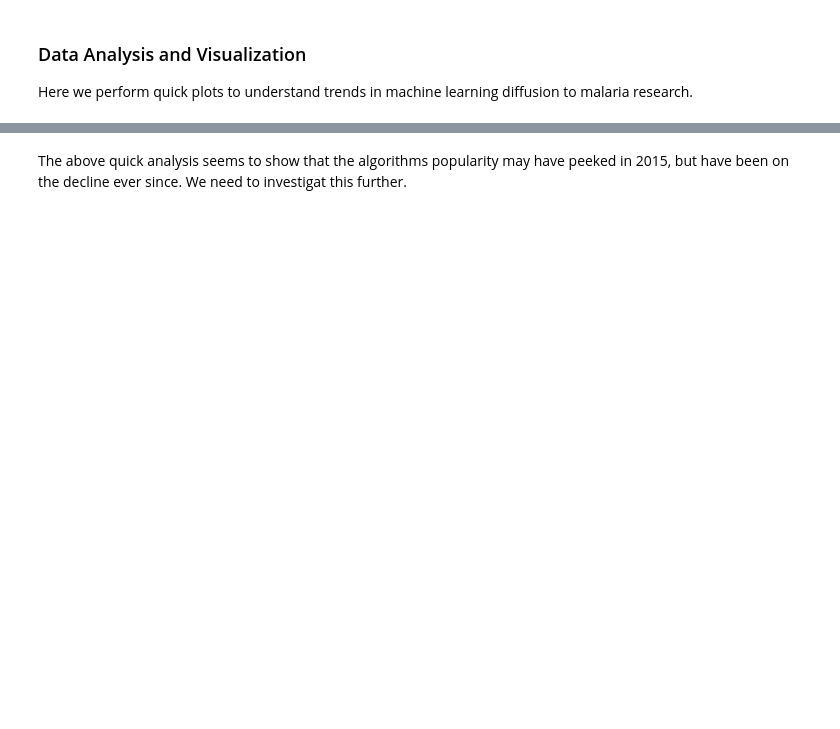
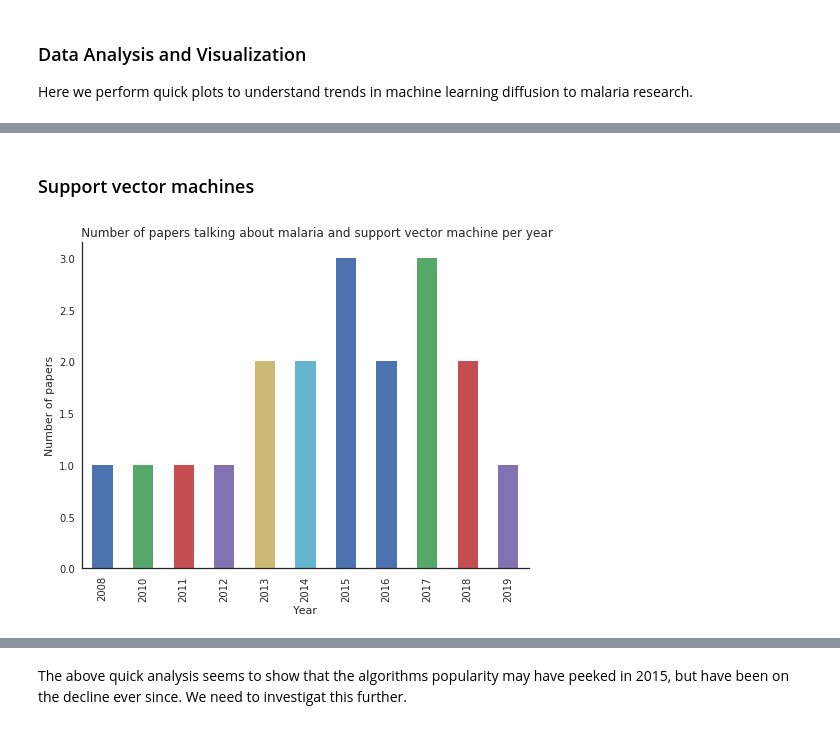
Before and after one commit to kipkurui/MachineLearning4Malaria, a Jupyter notebook: Data_fetching_and_Analysis.ipynb, the cells around one changed output, grey strips where cells are left out. Saved outputs shown, nothing was run; the diff lists cells and outputs as text; code cells hidden in the pictures; blank space fills up the shorter version.

```diff
--- a/Data_fetching_and_Analysis.ipynb
+++ b/Data_fetching_and_Analysis.ipynb
@@ -485,0 +475,7 @@ plt.savefig('Plots/malaria_%s.png' % out_file)
+# %% [markdown]
+### Support vector machines
+# %%
+machine = "support vector machine"
+plot_counts(machine)
+# %% [output]
+[figure, added]
```
Also changed, not shown: parts of 12 cells of this notebook, 10 other files.
